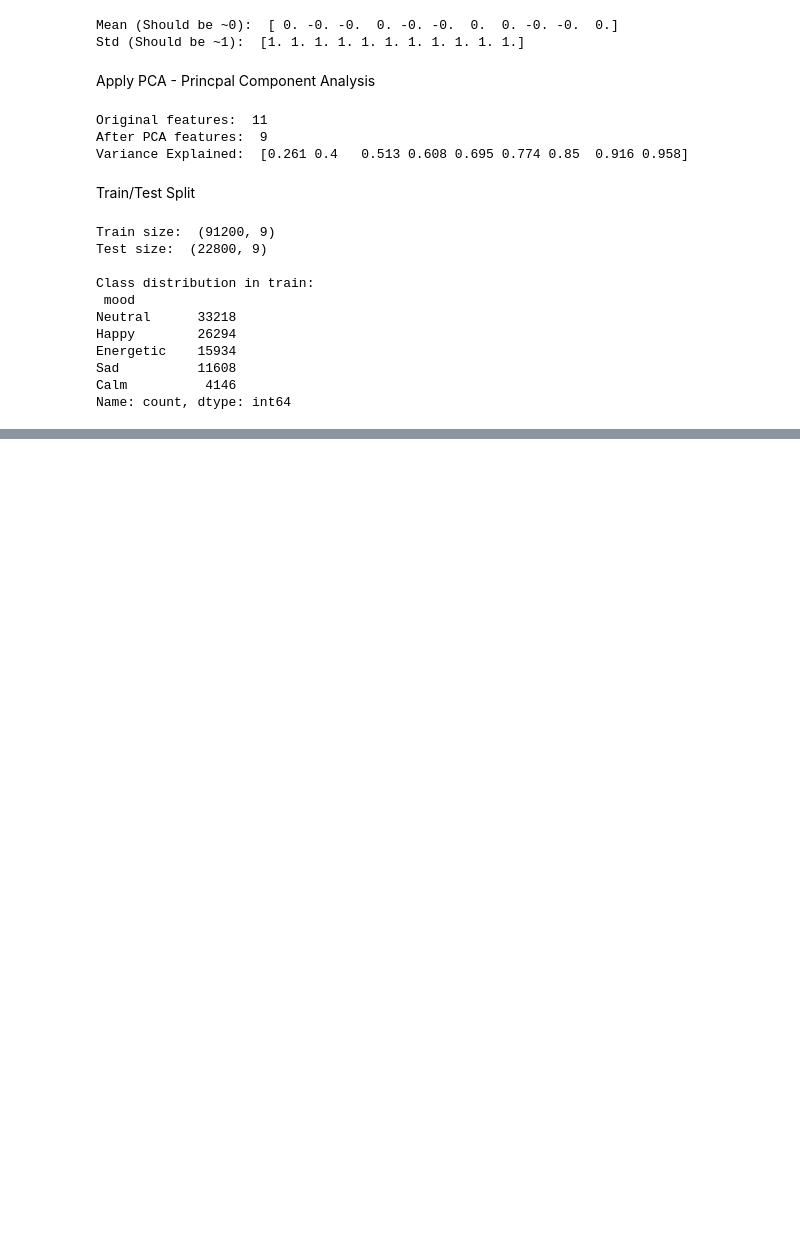
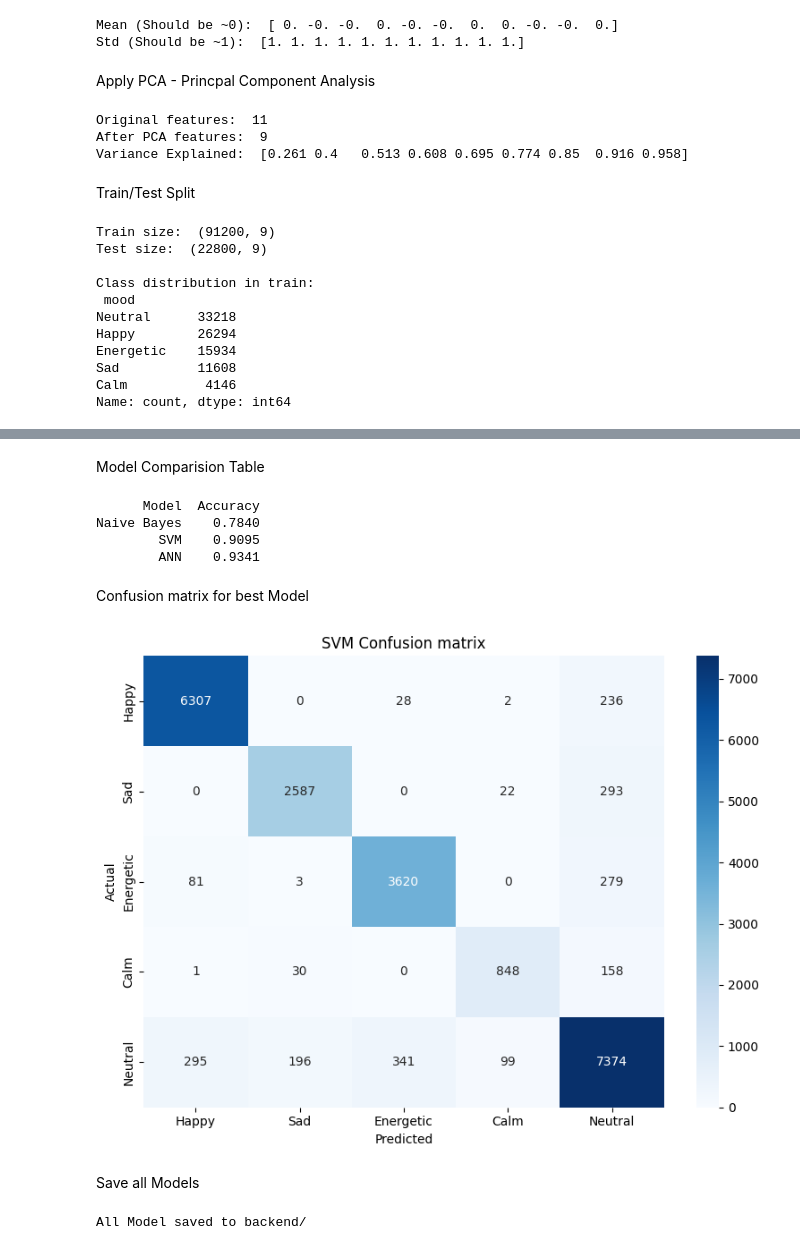
Before and after one commit to dhavanp74/music-mood-classifier, a Jupyter notebook: notebooks/eda_and_training.ipynb, the cells around one changed output, grey strips where cells are left out. Drawn from its saved outputs; the diff is of its cells as text; code cells hidden in the pictures; blank space fills up the shorter version.

Commit message:
feat: model training - Native Bayes, SVM, and ANN with comparision

```diff
--- a/notebooks/eda_and_training.ipynb
+++ b/notebooks/eda_and_training.ipynb
@@ -229,0 +230,11 @@ Name: count, dtype: int64
+# %%
+from sklearn.naive_bayes import GaussianNB
+from sklearn.metrics import accuracy_score, classification_report, confusion_matrix
+
+nb_model = GaussianNB()
+nb_model.fit(X_train, Y_train)
+nb_pred = nb_model.predict(X_test)
+
+print("===Naive Bayes===")
+print("Accuracy: ", round(accuracy_score(Y_test, nb_pred), 4))
+print(classification_report(Y_test, nb_pred))
@@ -229,0 +257,11 @@ Name: count, dtype: int64
+# %%
+from sklearn.svm import SVC
+
+svm_model = SVC(kernel='rbf', C=1.0, gamma='scale', probability=True, random_state=42)
+svm_model.fit(X_train, Y_train)
+
+svm_pred = svm_model.predict(X_test)
+
+print("=== SVM ===")
+print("Accuracy:", round(accuracy_score(Y_test, svm_pred), 4))
+print(classification_report(Y_test, svm_pred))
@@ -229,0 +308,48 @@ Name: count, dtype: int64
+# %% [markdown]
+Model Comparision Table
+# %%
+results = pd.DataFrame({
+    'Model': ['Naive Bayes', 'SVM', 'ANN'],
+    'Accuracy': [
+        accuracy_score(Y_test, nb_pred),
+        accuracy_score(Y_test, svm_pred),
+        accuracy_score(Y_test, ann_pred)
+    ]
+})
+
+results['Accuracy'] = results['Accuracy'].round(4)
+print(results.to_string(index=False))
+# %% [output]
+      Model  Accuracy
+Naive Bayes    0.7840
+        SVM    0.9095
+        ANN    0.9341
+# %% [markdown]
+Confusion matrix for best Model
+# %%
+plt.figure(figsize=(8, 6))
+cm = confusion_matrix(Y_test, svm_pred,
+                      labels=['Happy', 'Sad', 'Energetic', 'Calm', 'Neutral'])
+sns.heatmap(cm, annot=True, fmt='d', cmap='Blues',
+            xticklabels=['Happy', 'Sad', 'Energetic', 'Calm', 'Neutral'],
+            yticklabels=['Happy', 'Sad', 'Energetic', 'Calm', 'Neutral'])
+
+plt.title('SVM Confusion matrix')
+plt.xlabel('Predicted')
+plt.ylabel('Actual')
+plt.tight_layout()
+plt.show()
+# %% [output]
+[figure, added]
+# %% [markdown]
+Save all Models
+# %%
+import joblib
+
+joblib.dump(svm_model, '../backend/mood_model.pkl')
+joblib.dump(scaler, '../backend/scaler.pkl')
+joblib.dump(pca, '../backend/pca.pkl')
+
+print('All Model saved to backend/')
+# %% [output]
+All Model saved to backend/
```
Also changed, not shown: parts of 8 cells of this notebook.
